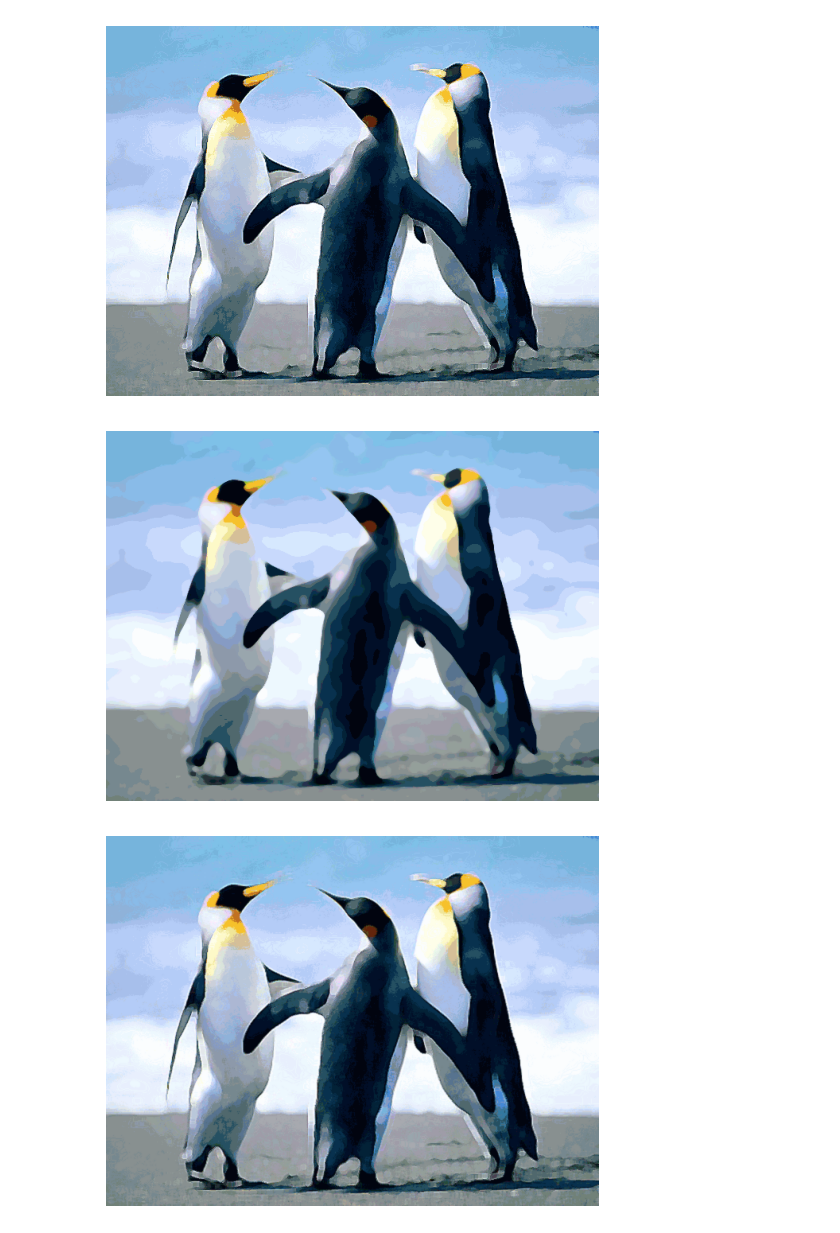
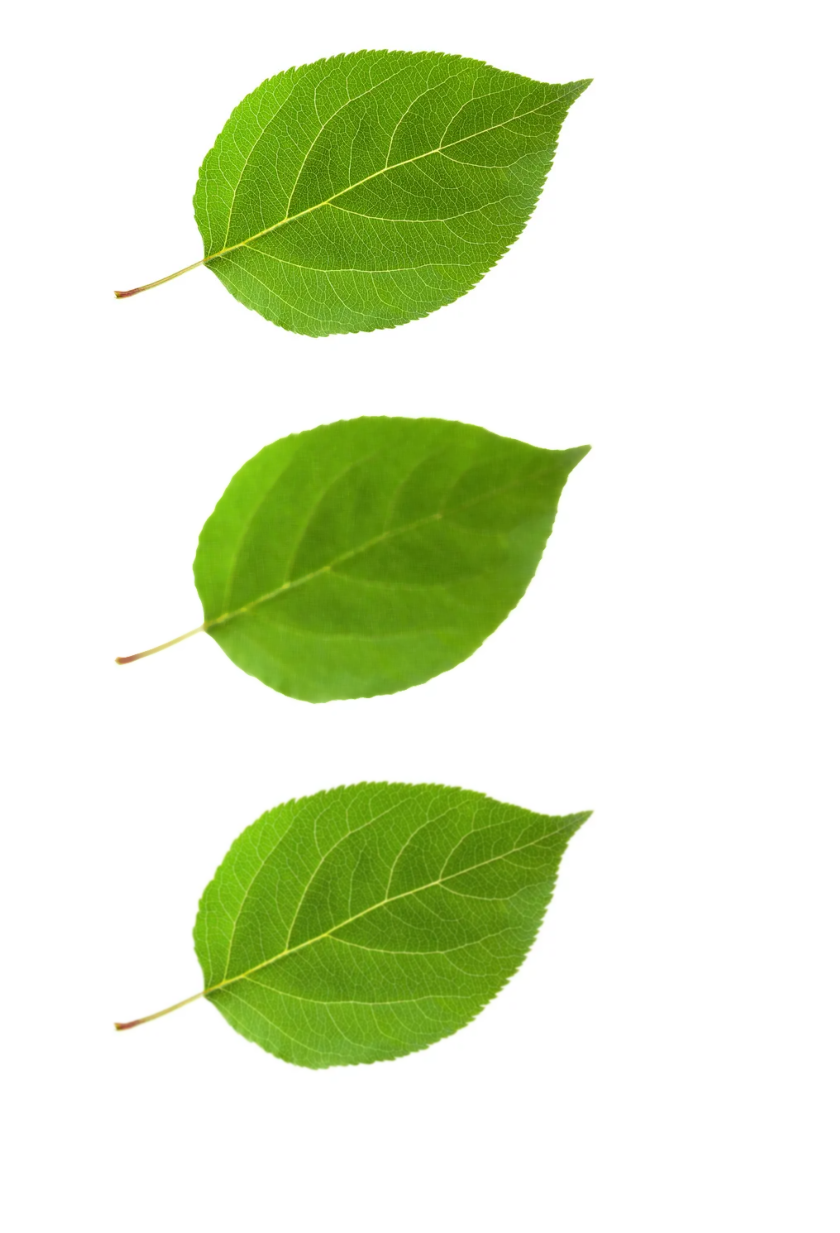
Before and after one commit to LucasAbsalao/bio-inspired_algorithm, a Jupyter notebook: preprocess_pipeline/pdi.ipynb, the cells around one changed output. Cells and saved outputs as stored; diff of their text form; code cells hidden in the pictures; blank space fills up the shorter version.

```diff
--- a/preprocess_pipeline/pdi.ipynb
+++ b/preprocess_pipeline/pdi.ipynb
@@ -11,12 +11,12 @@ def show_img(image, gray = False):
     plt.axis('off')
     plt.show()
 # %%
-penguin = cv2.imread("penguin.png")
+penguin = cv2.imread("leaf.jpg")
 
 penguin = cv2.cvtColor(penguin, cv2.COLOR_BGR2RGB)
 show_img(penguin)
 # %% [output]
-[figure, old version]
+[figure, new version]
 # %%
 def median_blur(image, kernel_size):
     assert kernel_size in [3,5,7,9], "O tamanho do filtro deve estar entre 3,5,7,9"
@@ -26,17 +26,17 @@ def median_blur(image, kernel_size):
 mb = median_blur(penguin, 9)
 show_img(mb)
 # %% [output]
-[figure, old version]
+[figure, new version]
 # %%
-def gaussian_blur(image, std, ksize = 5):
+def gaussian_blur(image, std, ksize = 11):
     assert 0<=std<=1, "o desvio padrão do filtro deve estar entre 0 e 1"
     gb = cv2.GaussianBlur(image, (ksize, ksize), std)
     return gb
 
-gb = gaussian_blur(penguin, 0.5)
+gb = gaussian_blur(penguin, 1)
 show_img(gb)
 # %% [output]
-[figure, old version]
+[figure, new version]
 # %%
 def color_space(image, transformation):
     if transformation == 0:
```
Also changed, not shown: parts of 5 cells of this notebook, 3 other files.
